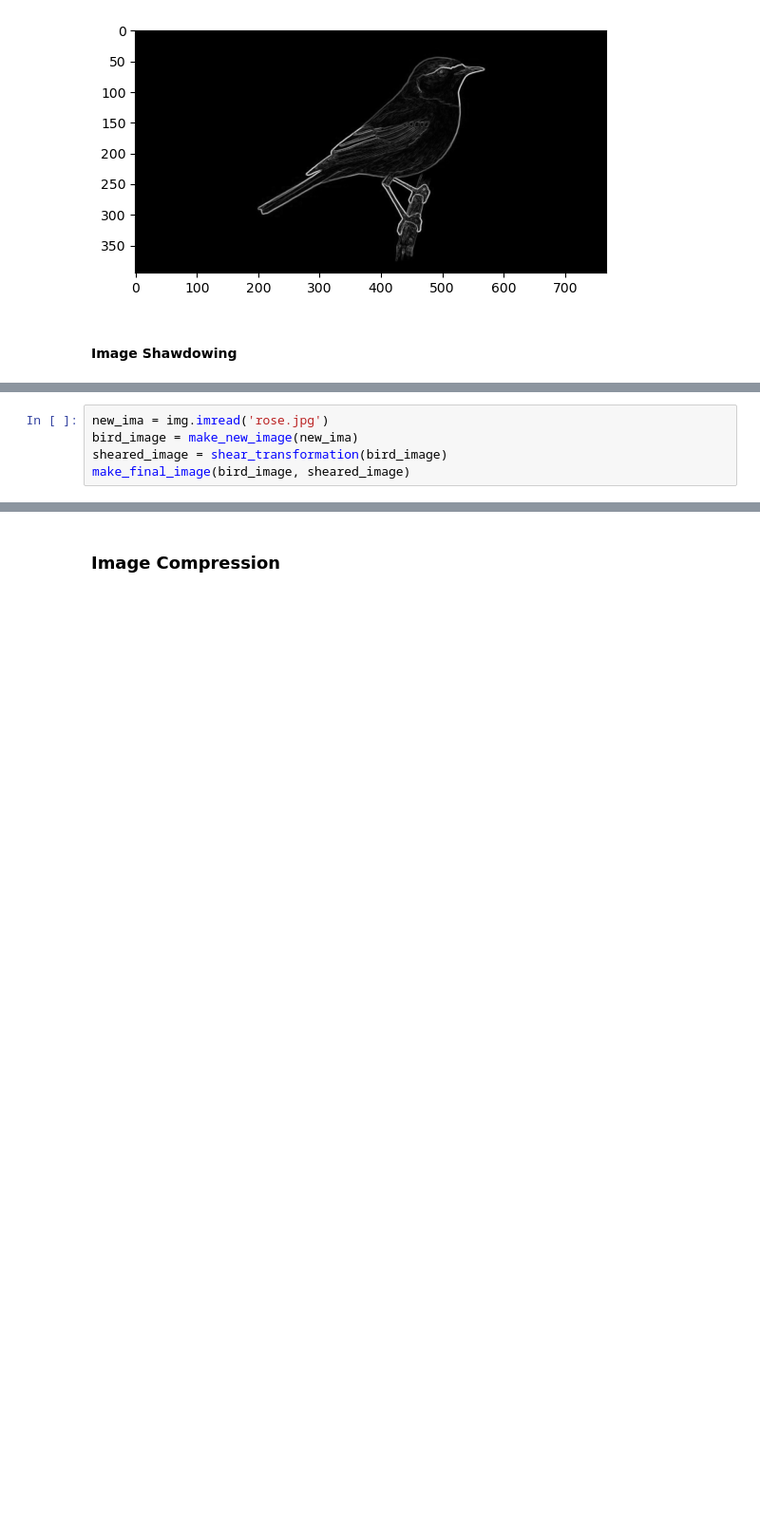
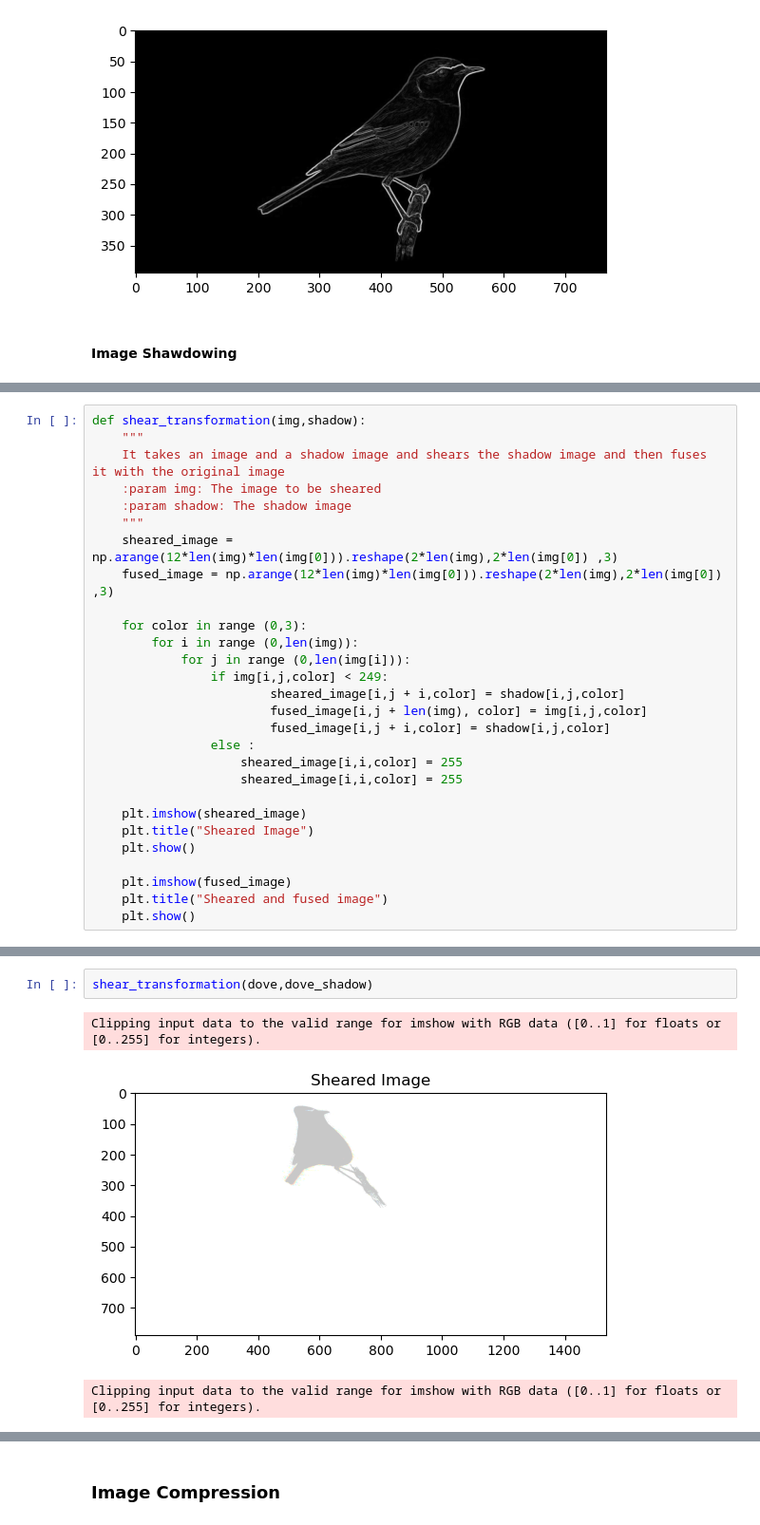
Before and after one commit to Simon-157/digital-image-processing, a Jupyter notebook: main.ipynb, the cells around one changed output, grey strips where cells are left out. Shown at 95% size. Saved outputs shown, nothing was run; the diff lists cells and outputs as text; blank space fills up the shorter version.

Commit message:
finalizing

```diff
--- a/main.ipynb
+++ b/main.ipynb
@@ -301,5 +211,0 @@ def make_final_image(f_img, s_image):
-# %%
-new_ima = img.imread('rose.jpg')
-bird_image = make_new_image(new_ima)
-sheared_image = shear_transformation(bird_image)
-make_final_image(bird_image, sheared_image)
@@ -310,0 +231,28 @@ PIL_image
+# %%
+def shear_transformation(img,shadow):
+    """
+    It takes an image and a shadow image and shears the shadow image and then fuses it with the original image
+    :param img: The image to be sheared
+    :param shadow: The shadow image
+    """
+    sheared_image = np.arange(12*len(img)*len(img[0])).reshape(2*len(img),2*len(img[0]) ,3)
+    fused_image = np.arange(12*len(img)*len(img[0])).reshape(2*len(img),2*len(img[0]) ,3)
+
+    for color in range (0,3):
+        for i in range (0,len(img)):
+            for j in range (0,len(img[i])):
+                if img[i,j,color] < 249:
+                        sheared_image[i,j + i,color] = shadow[i,j,color]
+                        fused_image[i,j + len(img), color] = img[i,j,color]
+                        fused_image[i,j + i,color] = shadow[i,j,color]
+                else :
+                    sheared_image[i,i,color] = 255
+                    sheared_image[i,i,color] = 255
+
+    plt.imshow(sheared_image)
+    plt.title("Sheared Image")
+    plt.show()
+
+    plt.imshow(fused_image)
+    plt.title("Sheared and fused image")
+    plt.show()
@@ -310,0 +265,6 @@ PIL_image
+# %%
+shear_transformation(dove,dove_shadow)
+# %% [output]
+Clipping input data to the valid range for imshow with RGB data ([0..1] for floats or [0..255] for integers).
+[figure, added]
+Clipping input data to the valid range for imshow with RGB data ([0..1] for floats or [0..255] for integers).
```
Also changed, not shown: parts of 16 cells of this notebook, 18 other files.
